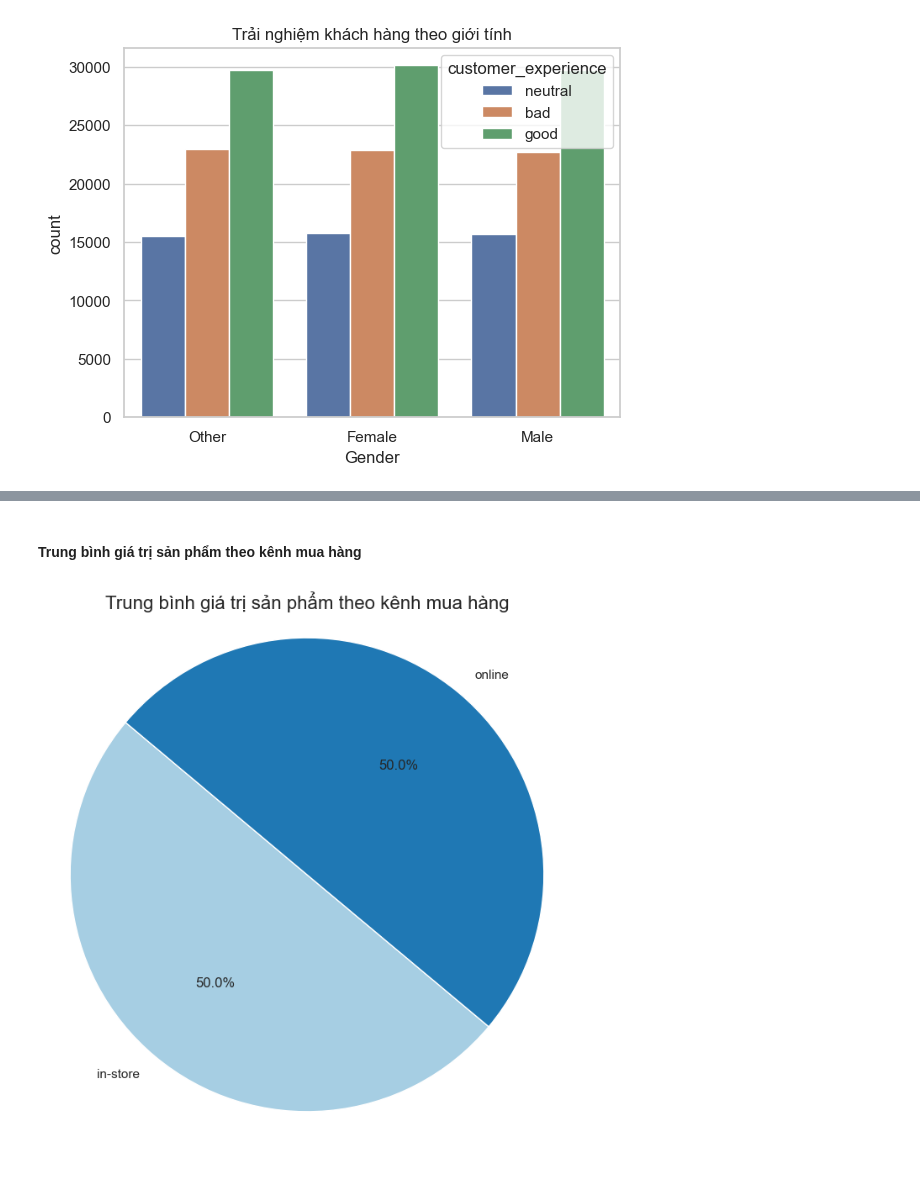
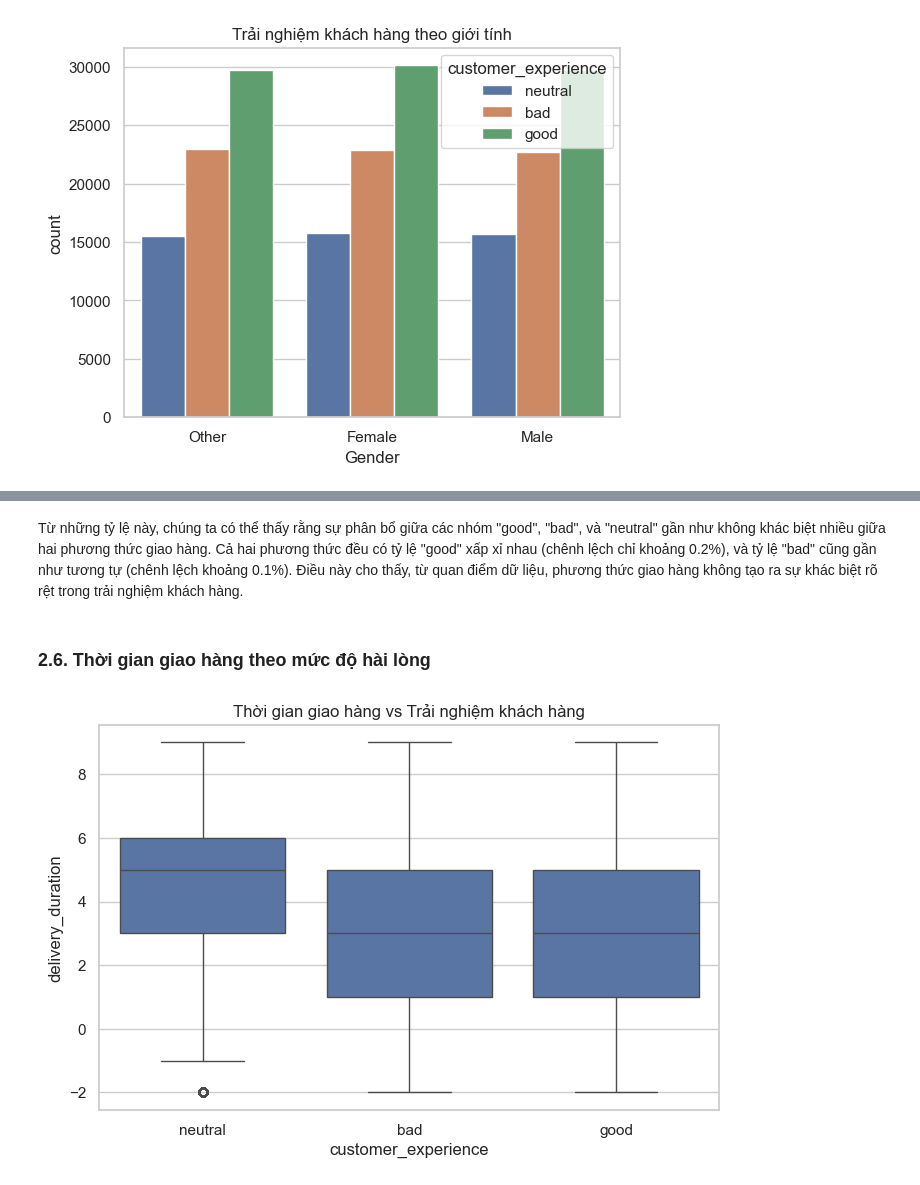
Before and after one commit to lesondowski/PPNCKH-Name-project-SGU, a Jupyter notebook: EDA/eda.ipynb, the cells around one changed output, grey strips where cells are left out. Drawn from its saved outputs; the diff is of its cells as text; code cells hidden in the pictures.

```diff
--- a/EDA/eda.ipynb
+++ b/EDA/eda.ipynb
@@ -276,18 +251,12 @@ plt.show()
+# %% [markdown]
+Từ những tỷ lệ này, chúng ta có thể thấy rằng sự phân bổ giữa các nhóm "good", "bad", và "neutral" gần như không khác biệt nhiều giữa hai phương thức giao hàng. Cả hai phương thức đều có tỷ lệ "good" xấp xỉ nhau (chênh lệch chỉ khoảng 0.2%), và tỷ lệ "bad" cũng gần như tương tự (chênh lệch khoảng 0.1%).</br>
+Điều này cho thấy, từ quan điểm dữ liệu, phương thức giao hàng không tạo ra sự khác biệt rõ rệt trong trải nghiệm khách hàng.
 # %% [markdown]
-#### Trung bình giá trị sản phẩm theo kênh mua hàng
+### 2.6. Thời gian giao hàng theo mức độ hài lòng
 # %%
-# Tính toán giá trị trung bình của 'Product_value' theo 'purchase_medium'
-avg_product_value_by_medium = df.groupby('purchase_medium')['Product_value'].mean()
-
-# Vẽ biểu đồ tròn
-plt.figure(figsize=(8, 8))
-plt.pie(avg_product_value_by_medium, labels=avg_product_value_by_medium.index, autopct='%1.1f%%', startangle=140, colors=plt.cm.Paired.colors)
-
-# Thêm tiêu đề
-plt.title('Trung bình giá trị sản phẩm theo kênh mua hàng', fontsize=16)
-
-# Hiển thị biểu đồ
-plt.axis('equal')  # Đảm bảo biểu đồ tròn là tròn
+plt.figure(figsize=(8,5))
+sns.boxplot(x='customer_experience', y='delivery_duration', data=df)
+plt.title("Thời gian giao hàng vs Trải nghiệm khách hàng")
 plt.show()
 # %% [output]
-[figure, old version]
+[figure, new version]
```
Also changed, not shown: parts of 33 cells of this notebook.
